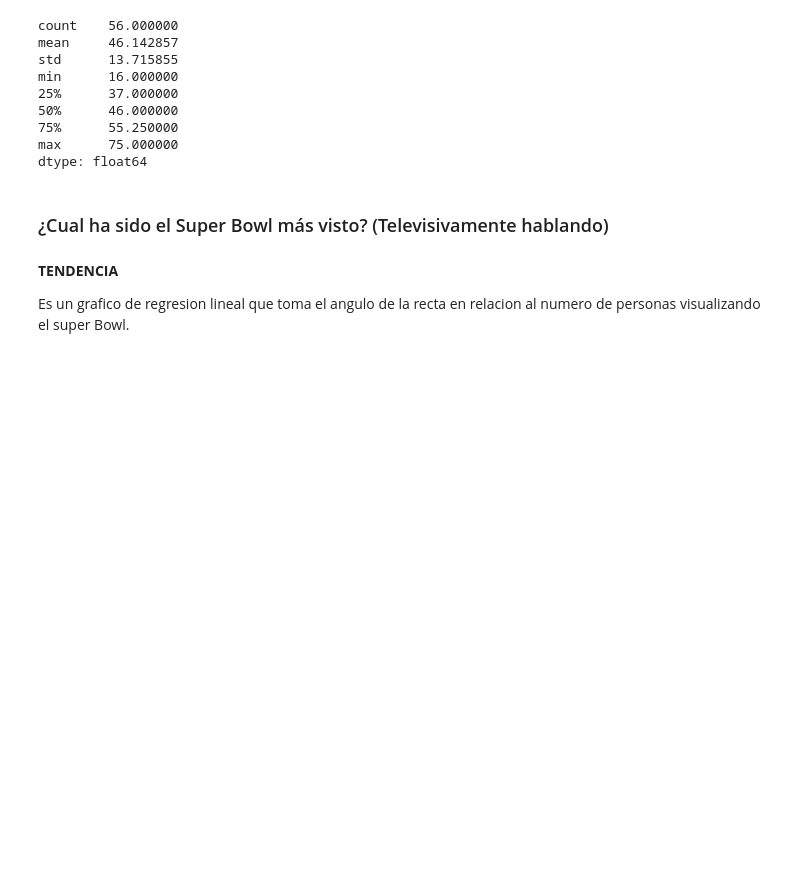
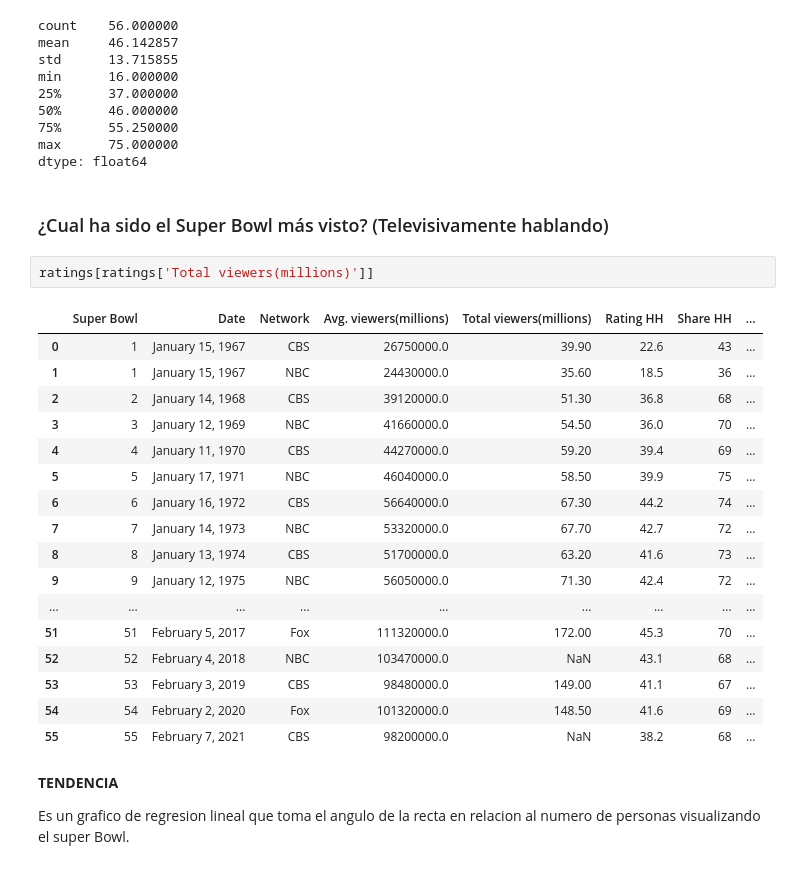
Before and after one commit to EdeEsteban/Analitica-de-Datos, a Jupyter notebook: Analitica.ipynb, the cells around one changed output. Saved outputs shown, nothing was run; the diff lists cells and outputs as text; blank space fills up the shorter version.

```diff
--- a/Analitica.ipynb
+++ b/Analitica.ipynb
@@ -737,6 +737,26 @@ max      75.000000
 dtype: float64
 # %% [markdown]
 ### ¿Cual ha sido el Super Bowl más visto? (Televisivamente hablando)
+# %%
+ratings[ratings['Total viewers(millions)']]
+# %% [output]
+|  | Super Bowl | Date | Network | Avg. viewers(millions) | Total viewers(millions) | Rating HH | Share HH | ... |
+| 0 | 1 | January 15, 1967 | CBS | 26750000.0 | 39.90 | 22.6 | 43 | ... |
+| 1 | 1 | January 15, 1967 | NBC | 24430000.0 | 35.60 | 18.5 | 36 | ... |
+| 2 | 2 | January 14, 1968 | CBS | 39120000.0 | 51.30 | 36.8 | 68 | ... |
+| 3 | 3 | January 12, 1969 | NBC | 41660000.0 | 54.50 | 36.0 | 70 | ... |
+| 4 | 4 | January 11, 1970 | CBS | 44270000.0 | 59.20 | 39.4 | 69 | ... |
+| 5 | 5 | January 17, 1971 | NBC | 46040000.0 | 58.50 | 39.9 | 75 | ... |
+| 6 | 6 | January 16, 1972 | CBS | 56640000.0 | 67.30 | 44.2 | 74 | ... |
+| 7 | 7 | January 14, 1973 | NBC | 53320000.0 | 67.70 | 42.7 | 72 | ... |
+| 8 | 8 | January 13, 1974 | CBS | 51700000.0 | 63.20 | 41.6 | 73 | ... |
+| 9 | 9 | January 12, 1975 | NBC | 56050000.0 | 71.30 | 42.4 | 72 | ... |
+| ... | ... | ... | ... | ... | ... | ... | ... | ... |
+| 51 | 51 | February 5, 2017 | Fox | 111320000.0 | 172.00 | 45.3 | 70 | ... |
+| 52 | 52 | February 4, 2018 | NBC | 103470000.0 | NaN | 43.1 | 68 | ... |
+| 53 | 53 | February 3, 2019 | CBS | 98480000.0 | 149.00 | 41.1 | 67 | ... |
+| 54 | 54 | February 2, 2020 | Fox | 101320000.0 | 148.50 | 41.6 | 69 | ... |
+| 55 | 55 | February 7, 2021 | CBS | 98200000.0 | NaN | 38.2 | 68 | ... |
 # %% [markdown]
 **TENDENCIA**
 
```
Also changed, not shown: parts of 2 cells of this notebook.
